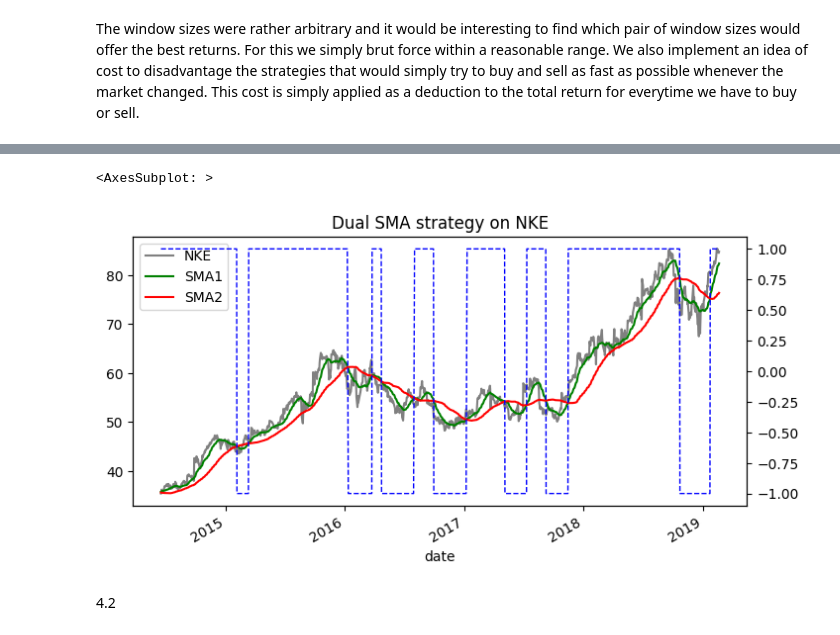
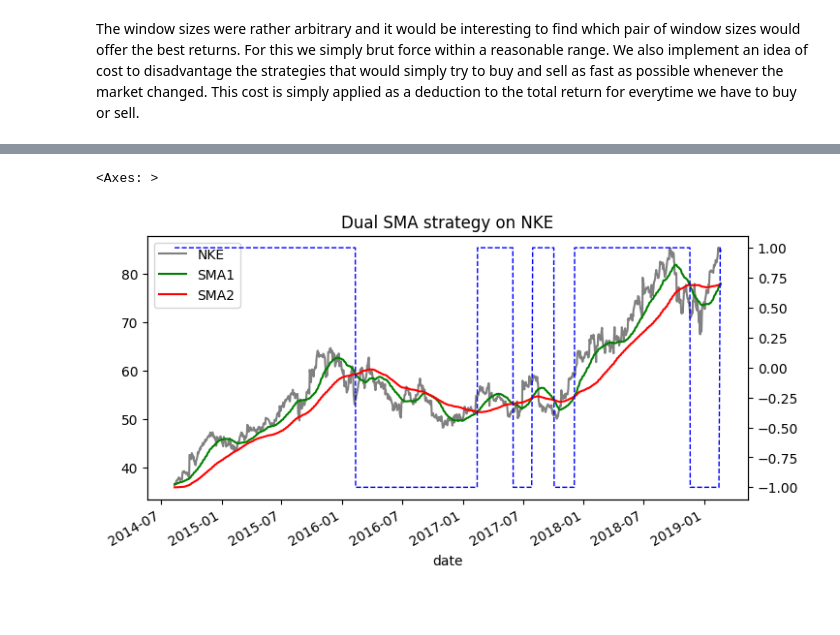
Before and after one commit to JeremyLvl/Quant-Analysis, a Jupyter notebook: 4. strategy.ipynb, the cells around one changed output, grey strips where cells are left out. Cells and saved outputs as stored; diff of their text form; code cells hidden in the pictures; blank space fills up the shorter version.

```diff
--- a/4. strategy.ipynb
+++ b/4. strategy.ipynb
@@ -133,21 +135,19 @@ Finally we finishing by looking at this optimal strategy over time.
 # %%
 # Dual simple moving averages
 nke = pd.DataFrame(eod['NKE'])
-nke['SMA1'] = nke.NKE.rolling(window=22).mean()
-nke['SMA2'] = nke.NKE.rolling(window=80).mean()
+nke['SMA1'] = nke.NKE.rolling(window=45).mean()
+nke['SMA2'] = nke.NKE.rolling(window=120).mean()
 
 fig, ax = plt.subplots()
 fig.set_size_inches(8,4)
 
 nke.dropna(inplace=True,axis=0,how='any')
 
 nke.plot(ax=ax, style=['grey','g','r'], title='Dual SMA strategy on NKE')
 
 nke['strategy'] = np.where(nke.SMA1 > nke.SMA2, 1, -1)
 
 nke.strategy.plot(ax=ax, secondary_y='strategy', style='b--',lw=1)
 # %% [output]
-<AxesSubplot: >
+<Axes: >
-[figure, old version]
+[figure, new version]
-# %% [markdown]
-4.2
```
Also changed, not shown: parts of 14 cells of this notebook, 1 other file.
